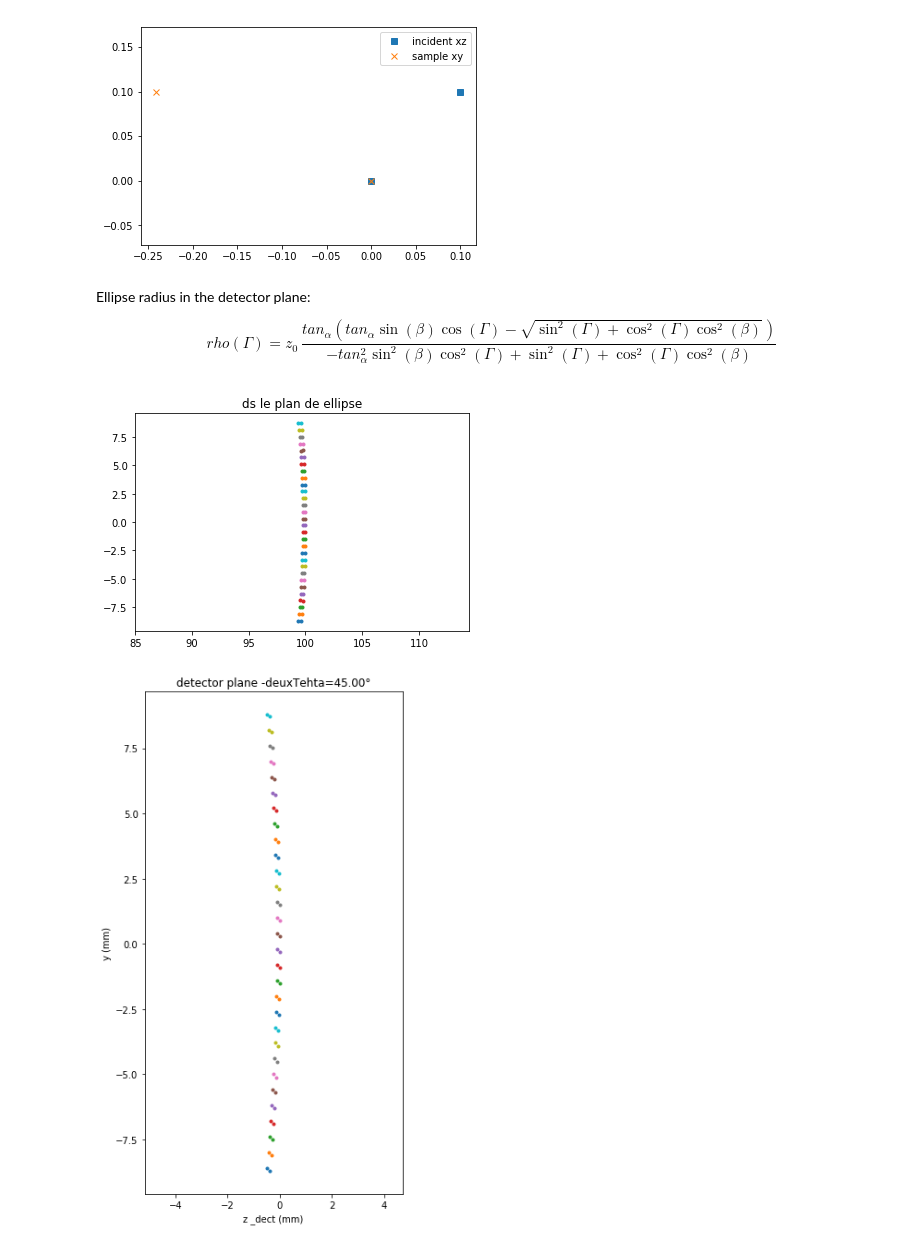
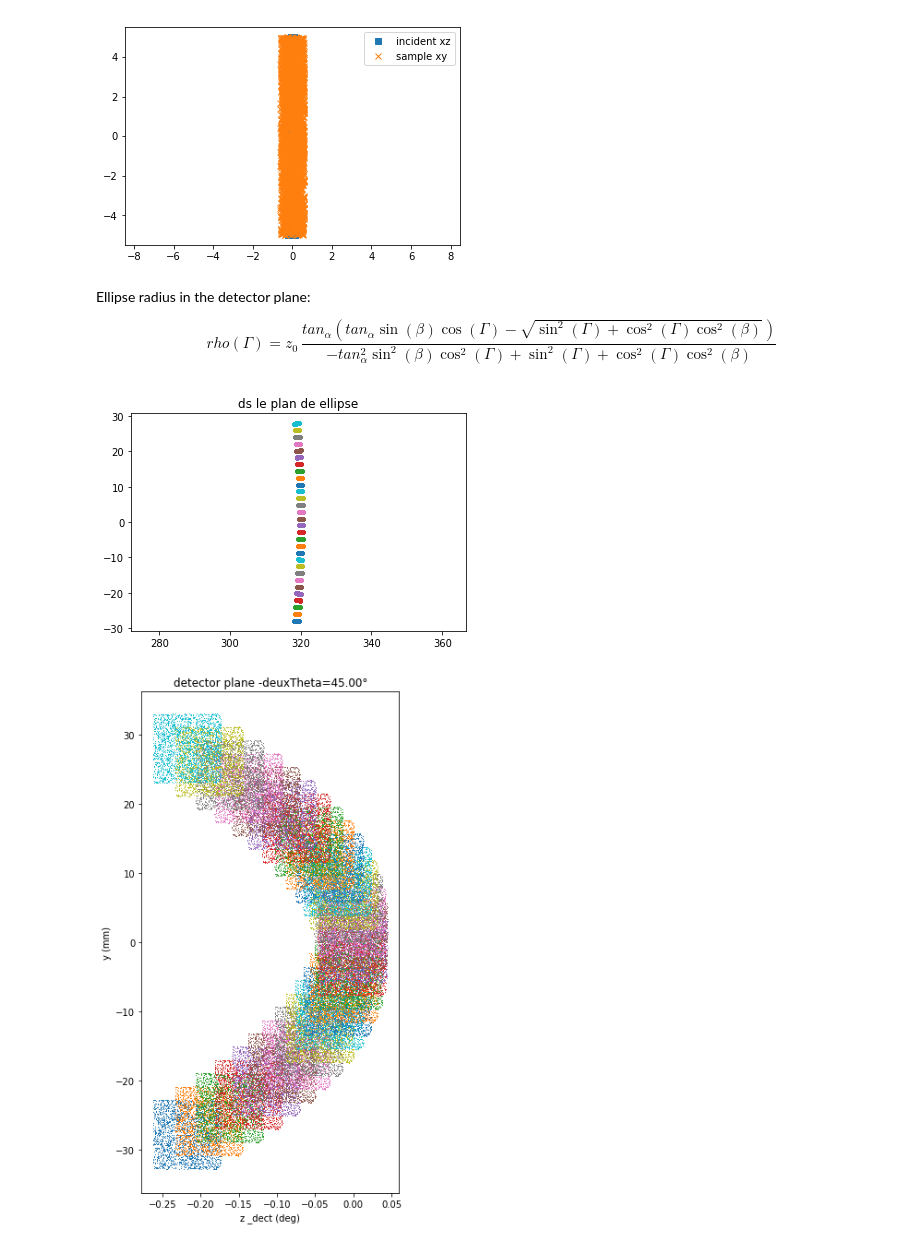
Before and after one commit to xdze2/CuNb, a Jupyter notebook: ray_tracing_vector.ipynb, the cells around one changed output. Drawn from its saved outputs; the diff is of its cells as text; code cells hidden in the pictures.

```diff
--- a/ray_tracing_vector.ipynb
+++ b/ray_tracing_vector.ipynb
@@ -53,13 +58,13 @@ assert np.allclose(plane_intersection(A, u, plane_center, plane_normal),
 # %%
 # inputs
 deuxtheta = np.pi/4
-rayon_gonio = 100 # mm
+rayon_gonio = 320 # mm
 
 # Incident beam
-N = 2
+N = 2210
 Ax = np.ones((N, 1)) * rayon_gonio
-Ay = np.array([[0, .1], ]).T #(np.random.rand(N, 1)-0.5) * 10
-Az = np.array([[0, .1], ]).T #(np.random.rand(N, 1)-0.5) * 0.5
+Ay = (np.random.rand(N, 1)-0.5) * 10
+Az = (np.random.rand(N, 1)-0.5) * 0.5 # mm
 
 
 u_incident_x = -np.ones((N, 1))
@@ -91,7 +96,7 @@ plt.plot(A[:, 2], A[:, 1], 's', label='incident xz')
 plt.plot(B[:, 0], B[:, 1], 'x', label='sample xy')
 plt.axis('equal'); plt.legend();
 # %% [output]
-[figure, old version]
+[figure, new version]
 # %%
 # Diffracted cone
 
@@ -135,7 +140,7 @@ rho = -np.divide(tan_alpha * z0 * up, below, where=np.abs(below)>0)  # not true
 plt.plot(rho*cos_Gamma, rho*sin_Gamma, '.');
 plt.axis('equal'); plt.title('ds le plan de ellipse');
 # %% [output]
-[figure, old version]
+[figure, new version]
 # %%
 # Diffracted point on the detecteur plane, using absolute coordiantes
 C_from_axis = (rho*cos_Gamma)[:, :, np.newaxis] * u_plane[:, np.newaxis, :] \
@@ -146,18 +157,18 @@ C = C_from_axis + D[:, np.newaxis, :]
 # %%
 # Projection back in the detecteur plane
 uy_direct_beam = np.dot(D, detector_vertical)
 uz_direct_beam = np.dot(D, detector_horizontal)
 
 uz = np.dot(C , detector_horizontal)
 uy = np.dot(C , detector_vertical)
 
 #plt.plot(A[:, 2], A[:, 1], 's')
 #plt.plot(D[:, 2], D[:, 1], 'x')
 plt.figure(figsize=(5, 10))
-plt.plot(uz, uy, '.');
+plt.plot(uz/rayon_gonio *180/np.pi, uy, ',');
 #plt.plot(uz_direct_beam, uy_direct_beam, 'x', alpha=0.5);
-plt.axis('equal');
-plt.title('detector plane -deuxTehta=%.2f°' % (180/np.pi*deuxtheta))
-plt.xlabel('z _dect (mm)'); plt.ylabel('y (mm)');
+#plt.axis('equal');
+plt.title('detector plane -deuxTheta=%.2f°' % (180/np.pi*deuxtheta))
+plt.xlabel('z _dect (deg)'); plt.ylabel('y (mm)');
 # %% [output]
-[figure, old version]
+[figure, new version]
```
Also changed, not shown: parts of 12 cells of this notebook, 9 other files.
